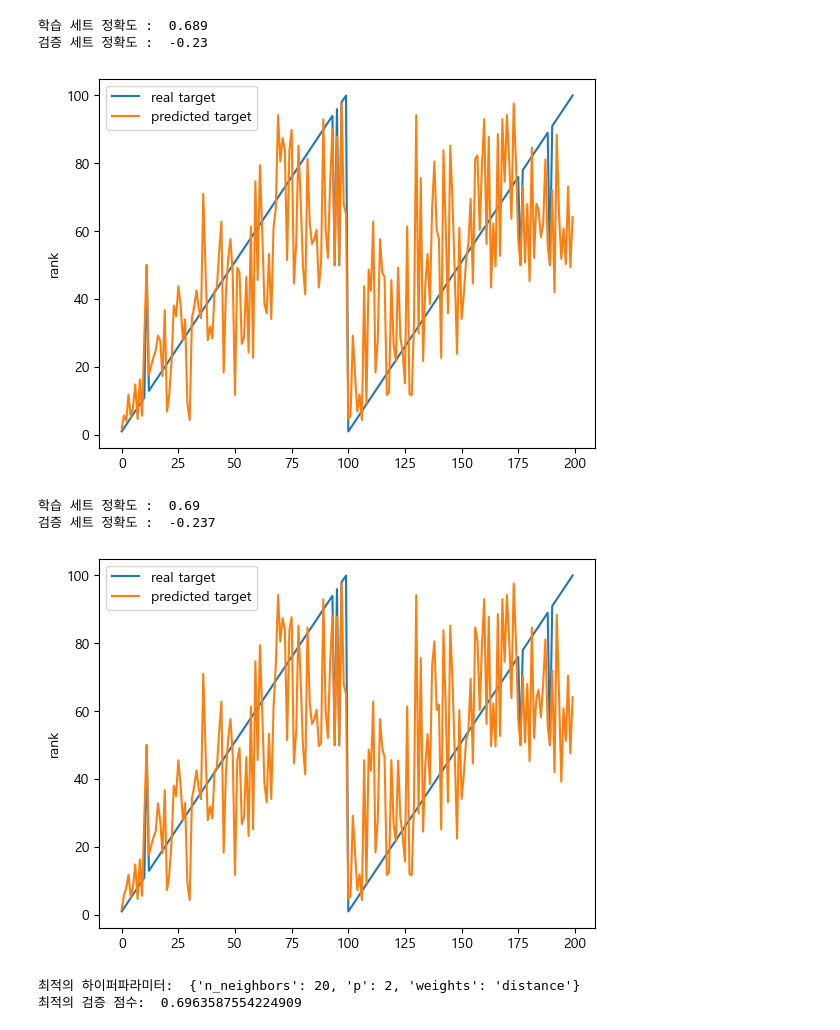
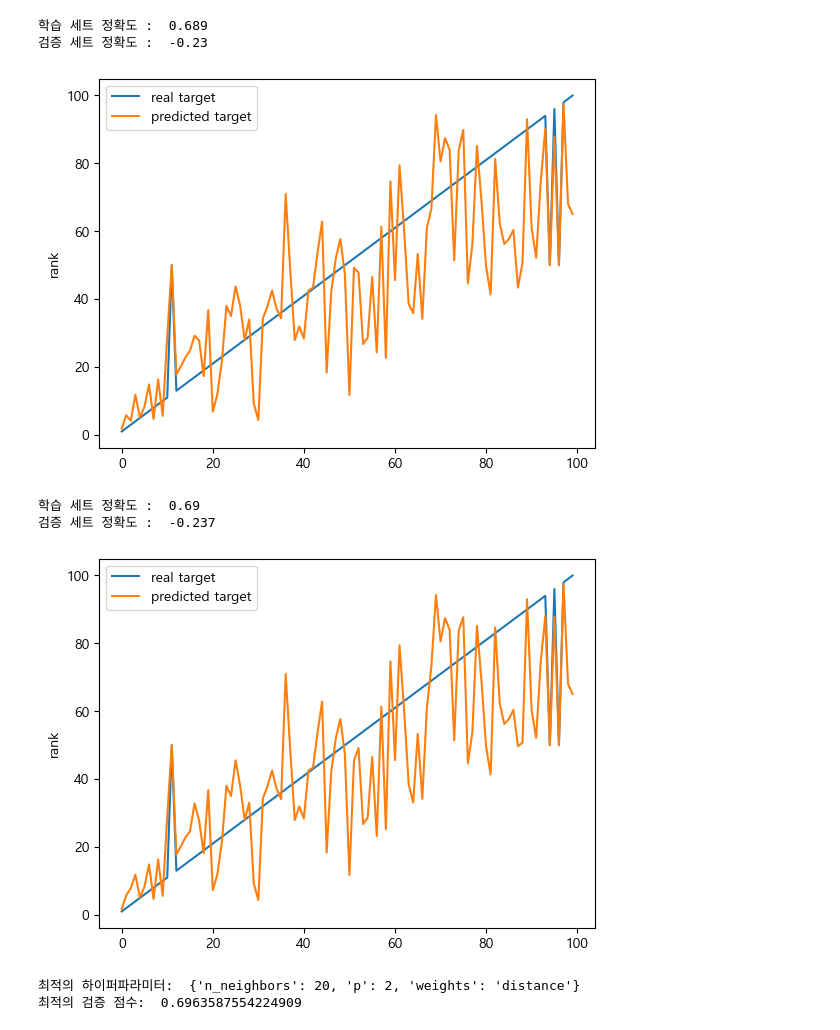
Before and after one commit to CG05/BillboardAnalitics, a Jupyter notebook: modelingdy2022.ipynb, the cells around one changed output. Saved outputs shown, nothing was run; the diff lists cells and outputs as text; code cells hidden in the pictures.

```diff
--- a/modelingdy2022.ipynb
+++ b/modelingdy2022.ipynb
@@ -287,15 +287,15 @@ print('검증 세트 정확도 : ', round(test_score, 3))
 학습 세트 정확도 :  0.689
 검증 세트 정확도 :  -0.23
 # %%
-number_of_sample = 200
+number_of_sample = 100
 
 plt.plot(range(number_of_sample), y_test[:number_of_sample], label='real target')
 plt.plot(range(number_of_sample), y_predicted[:number_of_sample], label='predicted target')
 plt.ylabel('rank')
 plt.legend()
 plt.show()
 # %% [output]
-[figure, old version]
+[figure, new version]
 # %%
 # 표준화 LDA 적용
 lda = LDA(n_components=7)
@@ -321,7 +321,7 @@ print('검증 세트 정확도 : ', round(test_score, 3))
 학습 세트 정확도 :  0.69
 검증 세트 정확도 :  -0.237
 # %%
-number_of_sample = 200
+number_of_sample = 100
 
 plt.plot(range(number_of_sample), y_test[:number_of_sample], label='real target')
 plt.plot(range(number_of_sample), y_predicted[:number_of_sample], label='predicted target')
@@ -329,7 +329,7 @@ plt.ylabel('rank')
 plt.legend()
 plt.show()
 # %% [output]
-[figure, old version]
+[figure, new version]
 # %%
 from sklearn.model_selection import GridSearchCV
 
```
Also changed, not shown: parts of 1 cell of this notebook, 21 other files.
